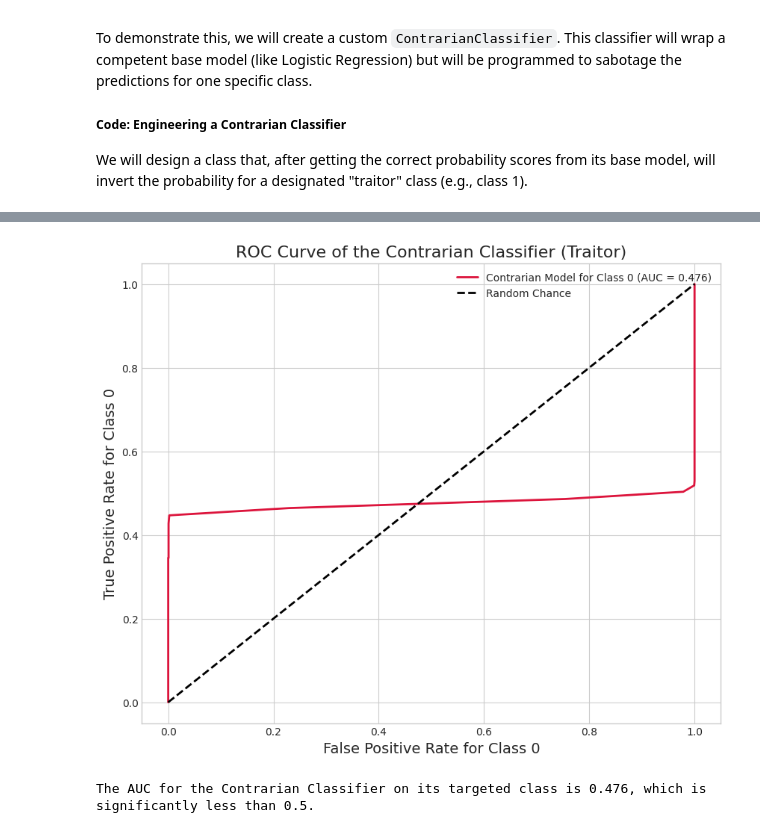
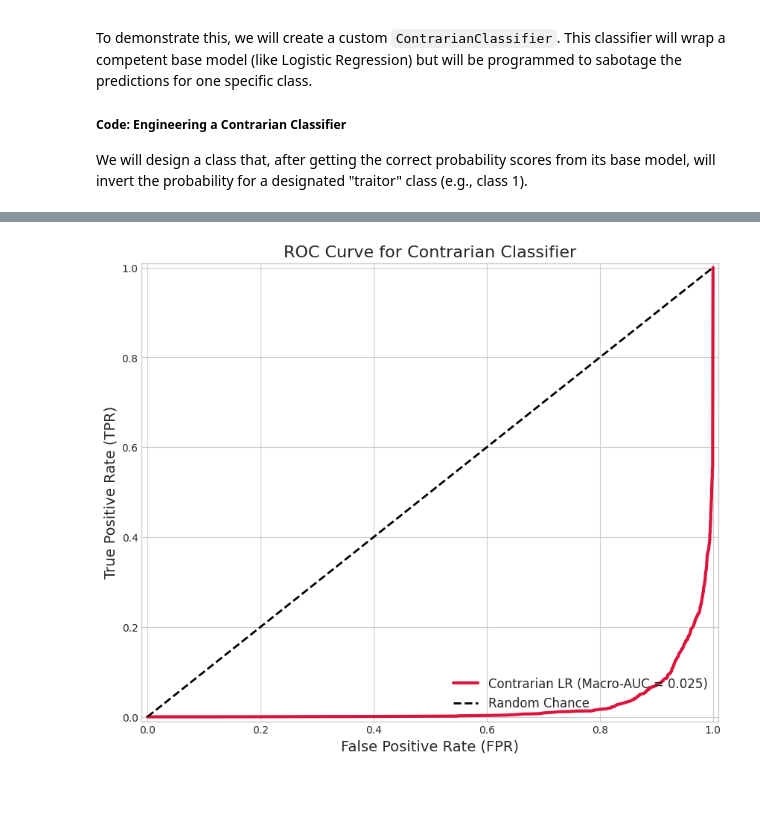
Before and after one commit to shriprasad15/DA5401-JUL-NOV-2025-assignment-7-shriprasad15, a Jupyter notebook: da25e054.ipynb, the cells around one changed output, grey strips where cells are left out. Saved outputs shown, nothing was run; the diff lists cells and outputs as text; code cells hidden in the pictures; blank space fills up the shorter version.

Commit message:
update the notebook adding brownie points

```diff
--- a/da25e054.ipynb
+++ b/da25e054.ipynb
@@ -585,56 +536,67 @@ To demonstrate this, we will create a custom `ContrarianClassifier`. This classi
 
 We will design a class that, after getting the correct probability scores from its base model, will invert the probability for a designated "traitor" class (e.g., class 1).
 # %%
-# --- Brownie Points: Engineering a Model with AUC < 0.5 ---
 from sklearn.base import BaseEstimator, ClassifierMixin
+import numpy as np
+import matplotlib.pyplot as plt
+from sklearn.metrics import roc_curve, auc
+
+
+print("Training the base Logistic Regression model...")
+base_lr = LogisticRegression(random_state=RANDOM_STATE, max_iter=1000)
+base_lr.fit(X_train_scaled, y_train_encoded)
+
+trained_models = {
+    "Logistic Regression": base_lr
+}
+print("Base model is ready.")
 
 class ContrarianClassifier(BaseEstimator, ClassifierMixin):
-    def __init__(self, base_estimator, contrarian_class_label=1):
+    def __init__(self, base_estimator):
         self.base_estimator = base_estimator
-        self.contrarian_class_label = contrarian_class_label
 
     def fit(self, X, y):
-        self.base_estimator.fit(X, y)
         self.classes_ = self.base_estimator.classes_
         return self
 
     def predict_proba(self, X):
-        probas = self.base_estimator.predict_proba(X)
-        contrarian_idx = np.where(self.classes_ == self.contrarian_class_label)[0][0]
-        probas[:, contrarian_idx] = 1.0 - probas[:, contrarian_idx]
-        row_sums = probas.sum(axis=1)
-        probas_normalized = probas / row_sums[:, np.newaxis]
-        return probas_normalized
+        original_proba = self.base_estimator.predict_proba(X)
+        inverted_proba = 1 - original_proba
+        row_sums = inverted_proba.sum(axis=1, keepdims=True)
+        normalized_inverted_proba = inverted_proba / row_sums
+        return normalized_inverted_proba
 
-# Instantiate our traitorous model. The original label '1' is now encoded as '0'.
-# We must target the ENCODED label.
-contrarian_model = ContrarianClassifier(
-    base_estimator=LogisticRegression(random_state=RANDOM_STATE, max_iter=1000),
-    contrarian_class_label=0  # <-- Corrected to use the encoded label
-)
 
-# Train the model using the encoded labels
-print("Training the Contrarian Classifier...")
-contrarian_model.fit(X_train_scaled, y_train_encoded)
-y_proba_contrarian = contrarian_model.predict_proba(X_test_scaled)
-print("Training complete.")
+contrarian_lr = ContrarianClassifier(base_estimator=trained_models["Logistic Regression"])
+contrarian_lr.classes_ = trained_models["Logistic Regression"].classes_
+print("\nContrarian LR is ready to make anti-predictions.")
 
-# Visualize the Sabotage for the targeted class (encoded label 0)
-class_0_idx = np.where(contrarian_model.classes_ == 0)[0][0]
+y_score_contrarian = contrarian_lr.predict_proba(X_test_scaled)
+fpr_c, tpr_c = {}, {}
 
-fpr_c, tpr_c, _ = roc_curve(y_test_bin_encoded[:, class_0_idx], y_proba_contrarian[:, class_0_idx])
-auc_c = auc(fpr_c, tpr_c)
+for i in range(n_classes):
+    fpr_c[i], tpr_c[i], _ = roc_curve(y_test_bin_encoded[:, i], y_score_contrarian[:, i])
+
+all_fpr_c = np.unique(np.concatenate([fpr_c[i] for i in range(n_classes)]))
+
+mean_tpr_c = np.zeros_like(all_fpr_c)
+for i in range(n_classes):
+    mean_tpr_c += np.interp(all_fpr_c, fpr_c[i], tpr_c[i])
+mean_tpr_c /= n_classes
+
+macro_auc_contrarian = auc(all_fpr_c, mean_tpr_c)
+print(f"Macro-Averaged AUC for Contrarian LR: {macro_auc_contrarian:.4f}")
 
 plt.figure(figsize=(10, 8))
-plt.plot(fpr_c, tpr_c, color='crimson', lw=2,
-         label=f'Contrarian Model for Class 0 (AUC = {auc_c:.3f})')
+plt.plot(all_fpr_c, mean_tpr_c, color='crimson', lw=3,
+         label=f'Contrarian LR (Macro-AUC = {macro_auc_contrarian:.3f})')
 plt.plot([0, 1], [0, 1], 'k--', lw=2, label='Random Chance')
-plt.xlabel('False Positive Rate for Class 0', fontsize=14)
-plt.ylabel('True Positive Rate for Class 0', fontsize=14)
-plt.title('ROC Curve of the Contrarian Classifier (Traitor)', fontsize=16)
-plt.legend(loc='upper right')
+plt.xlim([-0.01, 1.01])
+plt.ylim([-0.01, 1.01])
+plt.xlabel('False Positive Rate (FPR)', fontsize=14)
+plt.ylabel('True Positive Rate (TPR)', fontsize=14)
+plt.title('ROC Curve for Contrarian Classifier', fontsize=16)
+plt.legend(loc="lower right", fontsize=12)
 plt.grid(True)
 plt.show()
-
-print(f"\nThe AUC for the Contrarian Classifier on its targeted class is {auc_c:.3f}, which is significantly less than 0.5.")
 # %% [output]
@@ -643,5 +608,4 @@ Training complete.
-[figure, old version]
+[figure, new version]
-The AUC for the Contrarian Classifier on its targeted class is 0.476, which is significantly less than 0.5.
 # %% [markdown]
 ##### Traitor Identified
 
```
Also changed, not shown: parts of 25 cells of this notebook.
